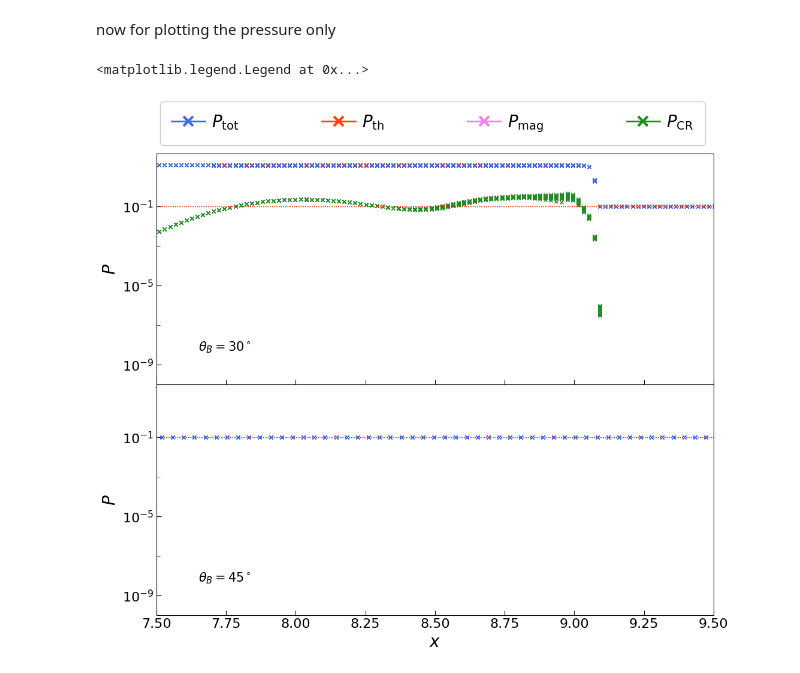
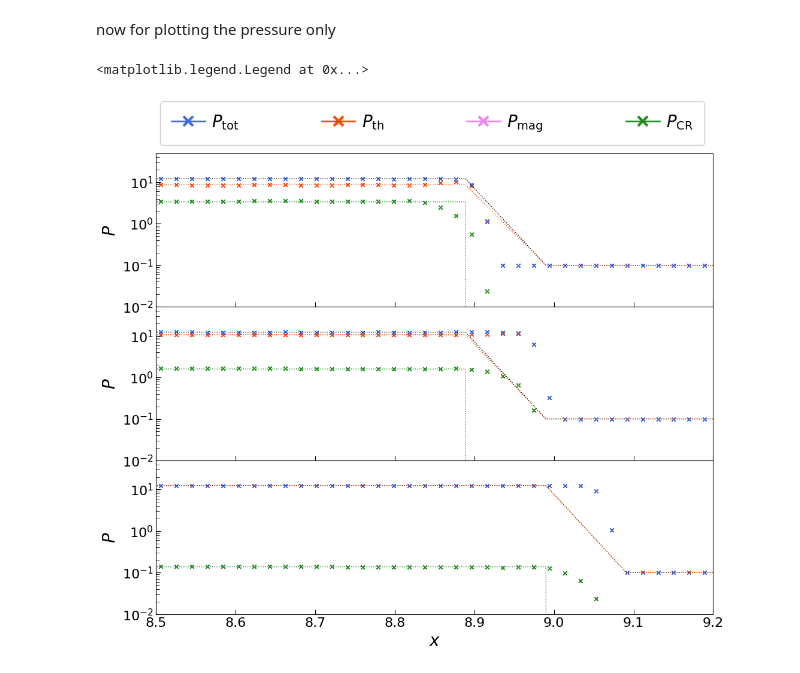
Before and after one commit to kwat0308/crbowshock_analysis_tools, a Jupyter notebook: calculate_sod_tests/plot_sod_mgob.ipynb, the cells around one changed output. Saved outputs shown, nothing was run; the diff lists cells and outputs as text; code cells hidden in the pictures.

```diff
--- a/calculate_sod_tests/plot_sod_mgob.ipynb
+++ b/calculate_sod_tests/plot_sod_mgob.ipynb
@@ -132,32 +144,35 @@ craccel_mach_val = 0.5  # constant in all runs
 sim_params_thr_arr = np.zeros((len(thetaBs), len(params), len(xthr_arr)))
 sim_params_pres_arr = np.zeros((len(thetaBs), 2, len(xthr_arr)))
 
+# mach_thr = [9.56, 9.78, 10.0]
+x0s = [4.5, 4.0, 3.8]
 for i, thetaB in enumerate(thetaBs):
     # compute CR to thermal ratio, used for calculation of initail resutls
     craccel_mgob_val = craccel_mgob(np.deg2rad(thetaB))
-    print(craccel_mgob_val)
+    # print(craccel_mgob_val)
     craccel = craccel_mgob_val * craccel_mach_val
+    print(craccel)
     cr_thermal_ratio = craccel / (1.0 - craccel)
-    print(cr_thermal_ratio)
     initial_args_cr = (1.667, 1.3333, cr_thermal_ratio, 0.1, 63.499, 0.125, 1.0)
 
     for k, param in enumerate(params):
 
         if param == "dens":
-            sim_params_thr_arr[i,k,:] = sodcr_density(xthr_arr, time, initial_args_cr)
+            sim_params_thr_arr[i,k,:] = sodcr_density(xthr_arr, times[i], x0 = x0s[i], init_args=initial_args_cr)
 
         if param == "pres":
-            sim_params_thr_arr[i,k,:] = sodcr_pressure(xthr_arr, time, initial_args_cr)
+            sim_params_thr_arr[i,k,:] = sodcr_pressure(xthr_arr, times[i], x0 = x0s[i], init_args=initial_args_cr)
 
         if param == "velx":
-            sim_params_thr_arr[i,k,:] = sodcr_velocity(xthr_arr, time, initial_args_cr)
+            sim_params_thr_arr[i,k,:] = sodcr_velocity(xthr_arr, times[i], x0 = x0s[i], init_args=initial_args_cr)
 
         if param == "shma":
             # find shock location
-            xshock = sodcr_shock_loc(xthr_arr, time, initial_args_cr, atol=5e-3)
+            xshock = sodcr_shock_loc(xthr_arr, times[i], x0 = x0s[i], init_args=initial_args_cr, atol=5e-2)[0]
+            print(xshock + xmid)
             shock_loc_idx = np.digitize(xshock, xthr_arr, right=True)
             sim_params_thr_arr[i,k,shock_loc_idx] = 9.56
 
-    sim_params_pres_arr[i,0,:] = sodcr_pressure_th(xthr_arr, time, initial_args_cr)
-    sim_params_pres_arr[i,1,:] = sodcr_pressure_cr(xthr_arr, time, initial_args_cr)
+    sim_params_pres_arr[i,0,:] = sodcr_pressure_th(xthr_arr, times[i], x0 = x0s[i], init_args=initial_args_cr)
+    sim_params_pres_arr[i,1,:] = sodcr_pressure_cr(xthr_arr, times[i], x0 = x0s[i], init_args=initial_args_cr)
 # %% [output]
@@ -167,0 +185,14 @@ for i, thetaB in enumerate(thetaBs):
+# %%
+for i, thetaB in enumerate(thetaBs):
+    print(thetaB)
+    fig, ax = plt.subplots()
+    for k, param in enumerate(params):
+        if param != "dens":
+            continue
+        ax.plot(xthr_arr + xmid, sim_params_thr_arr[i,k,:], label="Analytical")
+        ax.plot(xcoord_arr, sim_params_arr[i][k], ls="", marker="o", ms=2.0, label="Numerical")
+
+    ax.legend()
+    ax.set_xlabel("x")
+    ax.set_ylabel("Density")
+    ax.set_title(rf"Density for Sod MHD test with $\theta_B$ = {thetaB}$^\circ$")
@@ -245,13 +283,13 @@ for i, thetaB in enumerate(thetaBs):
     axs[i].plot(sim_xcoords_arr[i], pcr_arr, ls="", lw=1.0,marker="x", color=pres_colors[3],ms=5.0, label=r"$P_\mathrm{CR}$", rasterized=True)
 
     # plot analytical solution
-    axs[i].plot(xthr_arr+ xmid, sim_params_thr_arr[i,3,:], ls=":", lw=1.0, color="k", rasterized=True)
+    axs[i].plot(xthr_arr+ xmid, sim_params_thr_arr[i,2,:], ls=":", lw=1.0, color="k", rasterized=True)
     axs[i].plot(xthr_arr+ xmid, sim_params_pres_arr[i,0,:], ls=":", lw=1.0, color=pres_colors[1], rasterized=True)
     axs[i].plot(xthr_arr+ xmid, sim_params_pres_arr[i,1,:], ls=":", lw=1.0, color=pres_colors[3], rasterized=True)
 
     # limits
-    axs[i].set_xlim((7.5, 9.5))
-    axs[i].set_ylim((1e-10, 50))
+    axs[i].set_xlim((8.5, 9.2))
+    axs[i].set_ylim((1e-2, 50))
 
     axs[i].annotate(rf"$\theta_B = {thetaB}^\circ$", xy=(7.65, 5e-9), fontsize=15)
 
@@ -263,33 +301,33 @@ for i, thetaB in enumerate(thetaBs):
         axs[i].set_xlabel("$x$", fontsize=20)
         axs[i].tick_params(axis='x', direction="in", which='major', size=6, labelsize=16)
         axs[i].tick_params(axis='x', direction="in", which='minor', size=4, labelsize=14)
     else:
         # axs[i].set_xlabel("", fontsize=18)
         axs[i].tick_params(axis='x', direction="in", which='major', size=6, labelsize=0)
         axs[i].tick_params(axis='x', direction="in", which='minor', size=4, labelsize=0)
 
     # y
     axs[i].set_ylabel(r"$P$", fontsize=20)
     axs[i].set_yscale("log")
-    axs[i].set_yticks([1e-9, 1e-5, 1e-1], labels=["$10^{-9}$", "$10^{-5}$", "$10^{-1}$"])
-    axs[i].set_yticks([1e-7, 1e-3], labels=[], minor=True)
+    # axs[i].set_yticks([1e-9, 1e-5, 1e-1], labels=["$10^{-9}$", "$10^{-5}$", "$10^{-1}$"])
+    # axs[i].set_yticks([1e-7, 1e-3], labels=[], minor=True)
 
     # if j == 0:
     #     axs[i].set_yticks([0.0, 0.5, 1.0], labels=[0.0, 0.5, 1.0])
     #     axs[i].set_yticks([0.25, 0.75], labels=[], minor=True)
     #     # axs[i].set_yticklabels([0.0, 0.25, 0.5, 0.75, 1.0], minor=True)
     # elif j == 1:
     #     axs[i].set_yscale("log")
     #     axs[i].set_yticks([1e-9, 1e-5, 1e-1], labels=["$10^{-9}$", "$10^{-5}$", "$10^{-1}$"])
     #     axs[i].set_yticks([1e-7, 1e-3], labels=[], minor=True)
 
 
     axs[i].tick_params(axis='y', direction="in", which='major', size=6, labelsize=16)
     axs[i].tick_params(axis='y', direction="in", which='minor', size=4, labelsize=14)
 
 fig.legend(handles=pres_handles, bbox_to_anchor=(0.9, 0.98), ncols=4, fontsize=20, framealpha=1.0, columnspacing=5.0, borderpad=0.7, borderaxespad=0.5, labelspacing=0.5, handletextpad=0.4)
 
 # fig.savefig(os.path.join("/home/watanabe/Projects/figures/briowu", "pres_plot.pdf"), dpi=300, bbox_inches="tight")
 # %% [output]
 <matplotlib.legend.Legend at 0x...>
-[figure, old version]
+[figure, new version]
```
Also changed, not shown: parts of 6 cells of this notebook, 6 other files.
